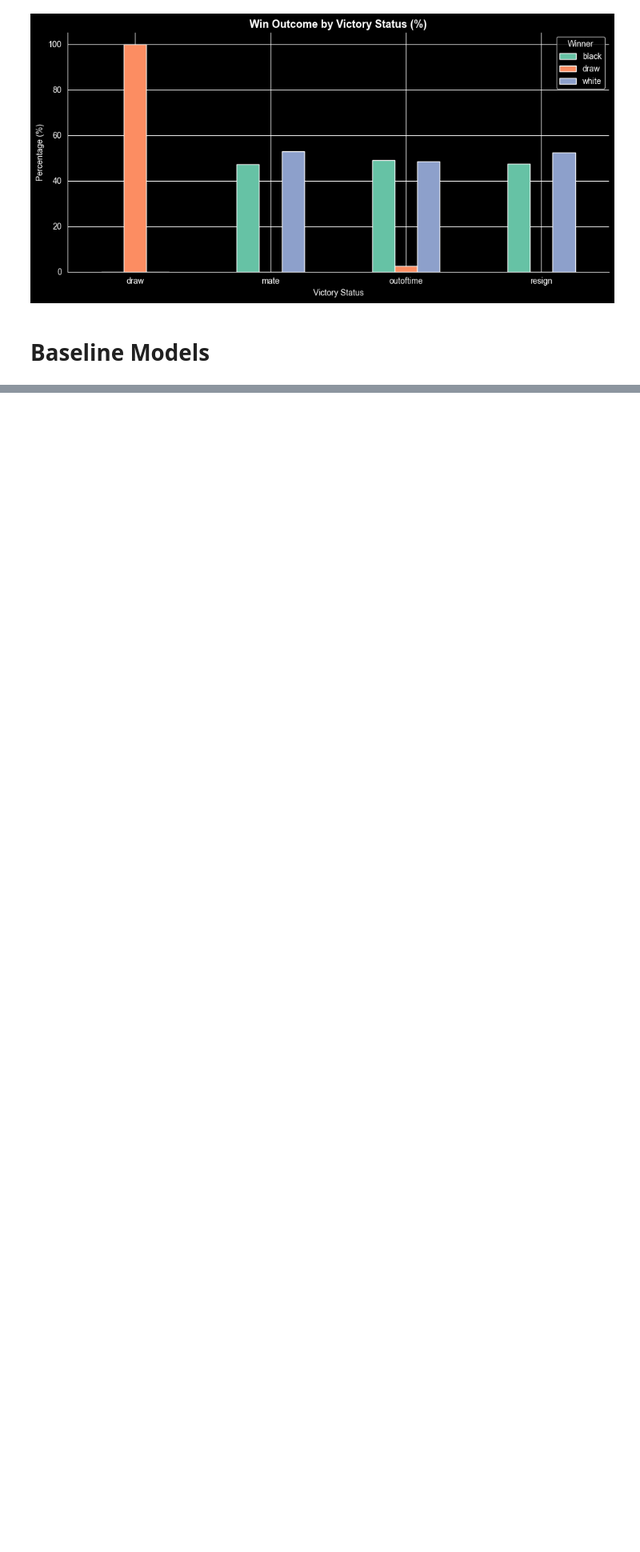
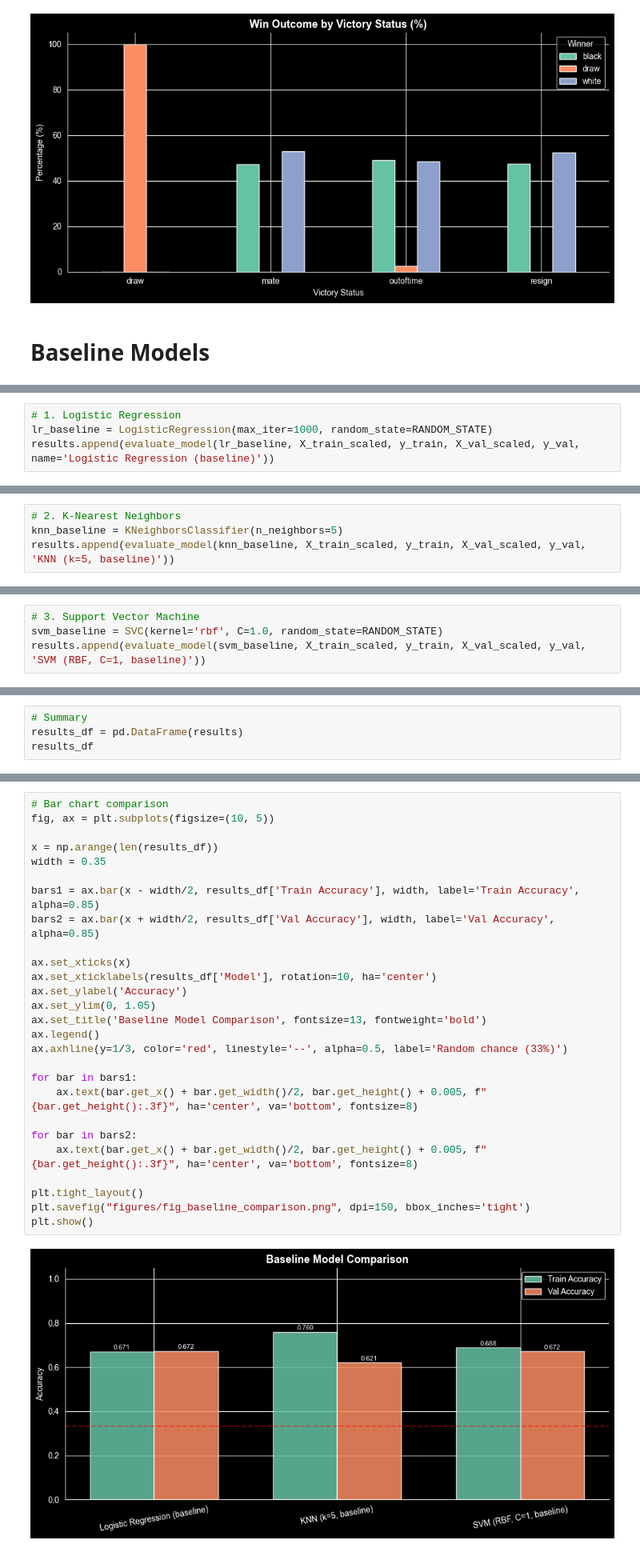
Before and after one commit to uriel-olayinka/ML_chess, a Jupyter notebook: progress_report.ipynb, the cells around one changed output, grey strips where cells are left out. Shown at 80% size. Cells and saved outputs as stored; diff of their text form; blank space fills up the shorter version.

Commit message:
Finished notebook including baseline models/comparisons

```diff
--- a/progress_report.ipynb
+++ b/progress_report.ipynb
@@ -310,0 +338,4 @@ plt.show()
+# %%
+# 1. Logistic Regression
+lr_baseline = LogisticRegression(max_iter=1000, random_state=RANDOM_STATE)
+results.append(evaluate_model(lr_baseline, X_train_scaled, y_train, X_val_scaled, y_val, name='Logistic Regression (baseline)'))
@@ -310,0 +349,4 @@ plt.show()
+# %%
+# 2. K-Nearest Neighbors
+knn_baseline = KNeighborsClassifier(n_neighbors=5)
+results.append(evaluate_model(knn_baseline, X_train_scaled, y_train, X_val_scaled, y_val, 'KNN (k=5, baseline)'))
@@ -310,0 +360,4 @@ plt.show()
+# %%
+# 3. Support Vector Machine
+svm_baseline = SVC(kernel='rbf', C=1.0, random_state=RANDOM_STATE)
+results.append(evaluate_model(svm_baseline, X_train_scaled, y_train, X_val_scaled, y_val, 'SVM (RBF, C=1, baseline)'))
@@ -310,0 +371,4 @@ plt.show()
+# %%
+# Summary
+results_df = pd.DataFrame(results)
+results_df
@@ -310,0 +380,29 @@ plt.show()
+# %%
+# Bar chart comparison
+fig, ax = plt.subplots(figsize=(10, 5))
+
+x = np.arange(len(results_df))
+width = 0.35
+
+bars1 = ax.bar(x - width/2, results_df['Train Accuracy'], width, label='Train Accuracy', alpha=0.85)
+bars2 = ax.bar(x + width/2, results_df['Val Accuracy'], width, label='Val Accuracy', alpha=0.85)
+
+ax.set_xticks(x)
+ax.set_xticklabels(results_df['Model'], rotation=10, ha='center')
+ax.set_ylabel('Accuracy')
+ax.set_ylim(0, 1.05)
+ax.set_title('Baseline Model Comparison', fontsize=13, fontweight='bold')
+ax.legend()
+ax.axhline(y=1/3, color='red', linestyle='--', alpha=0.5, label='Random chance (33%)')
+
+for bar in bars1:
+    ax.text(bar.get_x() + bar.get_width()/2, bar.get_height() + 0.005, f"{bar.get_height():.3f}", ha='center', va='bottom', fontsize=8)
+
+for bar in bars2:
+    ax.text(bar.get_x() + bar.get_width()/2, bar.get_height() + 0.005, f"{bar.get_height():.3f}", ha='center', va='bottom', fontsize=8)
+
+plt.tight_layout()
+plt.savefig("figures/fig_baseline_comparison.png", dpi=150, bbox_inches='tight')
+plt.show()
+# %% [output]
+[figure, added]
```
Also changed, not shown: parts of 7 cells of this notebook, 2 other files.
